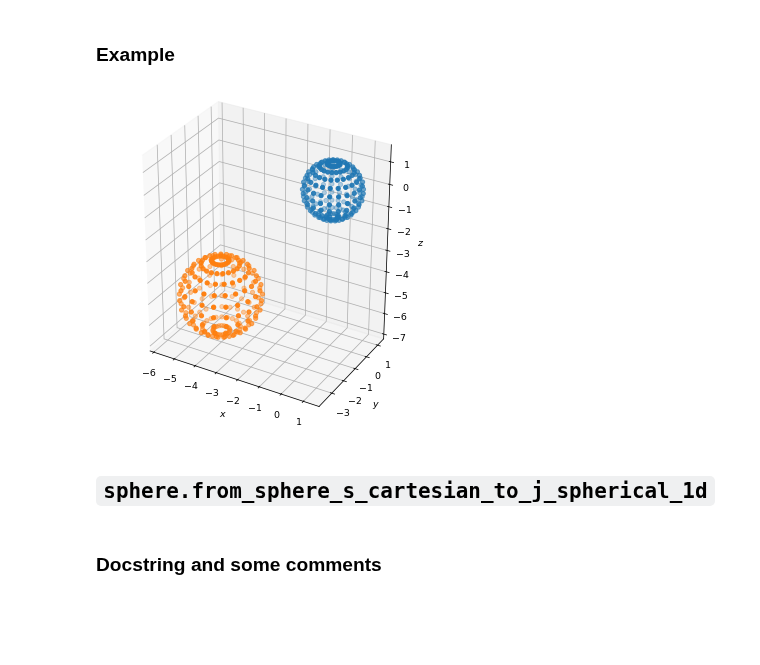
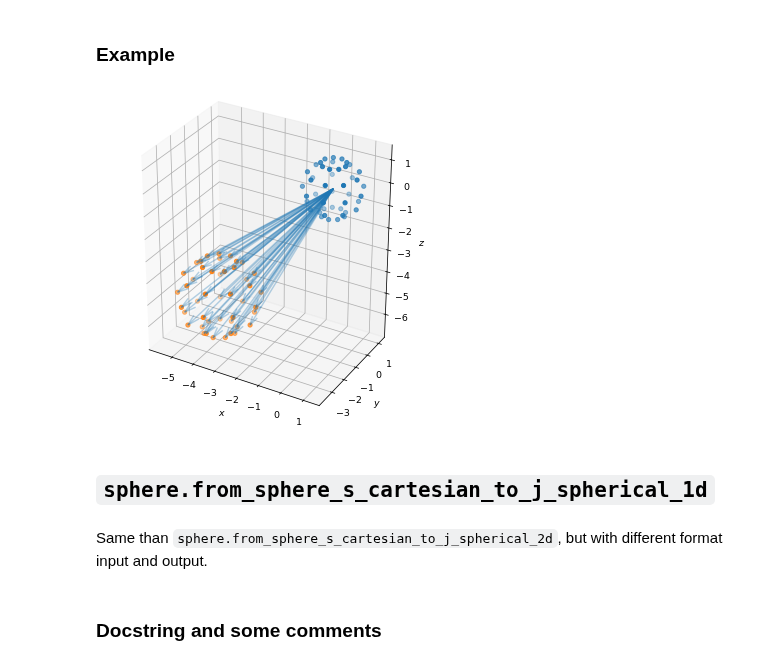
Before and after one commit to iamartineza/biosspheres, a Jupyter notebook: notebooks/quadrature_overview.ipynb, the cells around one changed output. Cells and saved outputs as stored; diff of their text form; code cells hidden in the pictures; blank space fills up the shorter version.

```diff
--- a/notebooks/quadrature_overview.ipynb
+++ b/notebooks/quadrature_overview.ipynb
@@ -628,8 +634,7 @@ radio_2 = 1.7
 p_1 = np.asarray([2., 1., 2.5])
 p_2 = -p_1
 # %%
-big_l = 1
-big_l_c = 10
+big_l_c = 4
 # %%
 quantity_theta_points, quantity_phi_points, weights, pre_vector = quadratures.gauss_legendre_trapezoidal_2d(big_l_c)
 # %%
@@ -638,25 +643,37 @@ r_coord, phi_coord, cos_theta_coord = quadratures.from_sphere_s_cartesian_to_j_s
 # %%
 fig = plt.figure(figsize=plt.figaspect(1.), dpi=68., layout='constrained')
 ax_1 = fig.add_subplot(111, projection='3d')
 vector = radio_1 * pre_vector
 ax_1.scatter3D(
     vector[0, :],
     vector[1, :],
     vector[2, :])
 sin_theta = np.sqrt(1-cos_theta_coord**2)
 ax_1.scatter3D(
     r_coord * sin_theta * np.cos(phi_coord),
     r_coord * sin_theta * np.sin(phi_coord),
     r_coord * cos_theta_coord)
+for i in np.arange(0, quantity_theta_points):
+    for j in np.arange(0, quantity_phi_points):
+        ax_1.quiver(
+            np.zeros_like(vector[0, i, j]),
+            np.zeros_like(vector[0, i, j]),
+            np.zeros_like(vector[0, i, j]),
+            sin_theta[i, j] * np.cos(phi_coord[i, j]),
+            sin_theta[i, j] * np.sin(phi_coord[i, j]),
+            cos_theta_coord[i, j],
+            pivot='tail', length=r_coord[i, j], arrow_length_ratio=0.0625, alpha=0.325)
 ax_1.set_xlabel('$x$')
 ax_1.set_ylabel('$y$')
 ax_1.set_zlabel('$z$')
 ax_1.set_aspect('equal')
 plt.show()
 # %% [output]
-[figure, old version]
+[figure, new version]
 # %% [markdown]
 ## `sphere.from_sphere_s_cartesian_to_j_spherical_1d`
+# %% [markdown]
+Same than `sphere.from_sphere_s_cartesian_to_j_spherical_2d`, but with different format input and output.
 # %% [markdown]
 ### Docstring and some comments
 # %%
```
Also changed, not shown: parts of 28 cells of this notebook.
